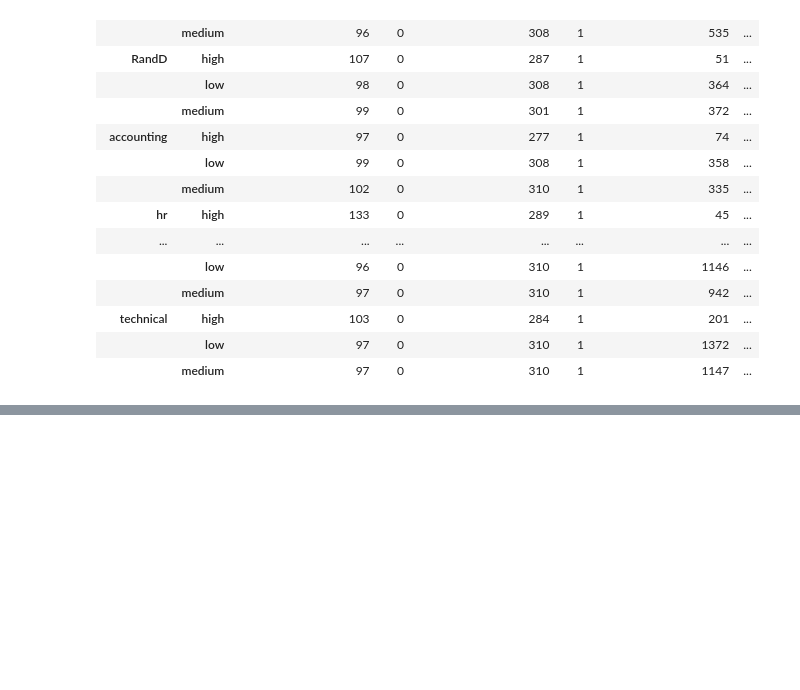
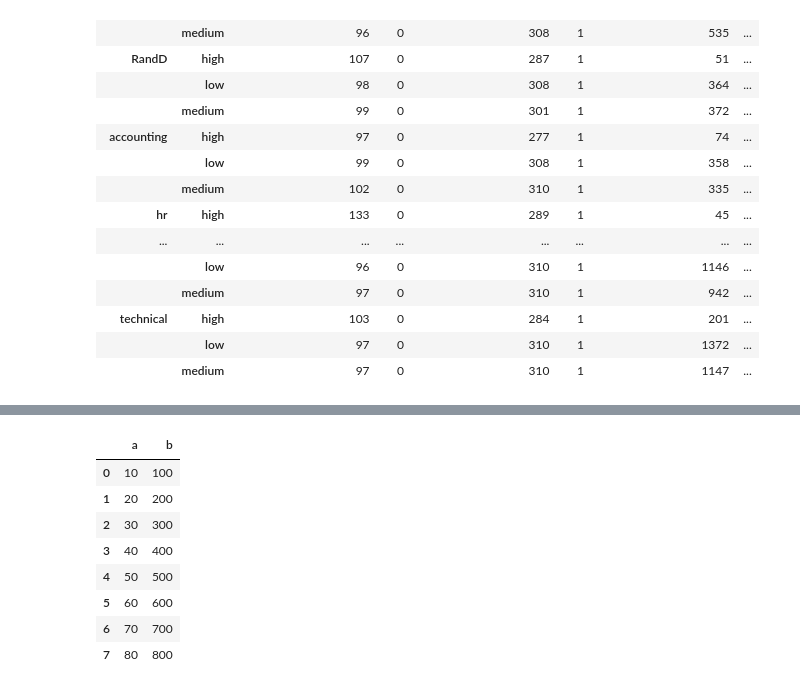
Before and after one commit to sangu0005/data_analysis_workspace, a Jupyter notebook: Hr_Data.ipynb, the cells around one changed output, grey strips where cells are left out. Cells and saved outputs as stored; diff of their text form; code cells hidden in the pictures; blank space fills up the shorter version.

```diff
--- a/Hr_Data.ipynb
+++ b/Hr_Data.ipynb
@@ -259,0 +286,13 @@ df.pivot_table(index=['Department', 'Salary '], values=['Average_Monthly_Hours',
+# %%
+#concat([df1,df2,....dfn], axis=0, ignore_index=True)  # axis=0 for row wise, axis=1 for column wise
+pd.concat([df1, df2], axis=0,ignore_index=True)
+# %% [output]
+|  | a | b |
+| 0 | 10 | 100 |
+| 1 | 20 | 200 |
+| 2 | 30 | 300 |
+| 3 | 40 | 400 |
+| 4 | 50 | 500 |
+| 5 | 60 | 600 |
+| 6 | 70 | 700 |
+| 7 | 80 | 800 |
```
Also changed, not shown: parts of 7 cells of this notebook.
